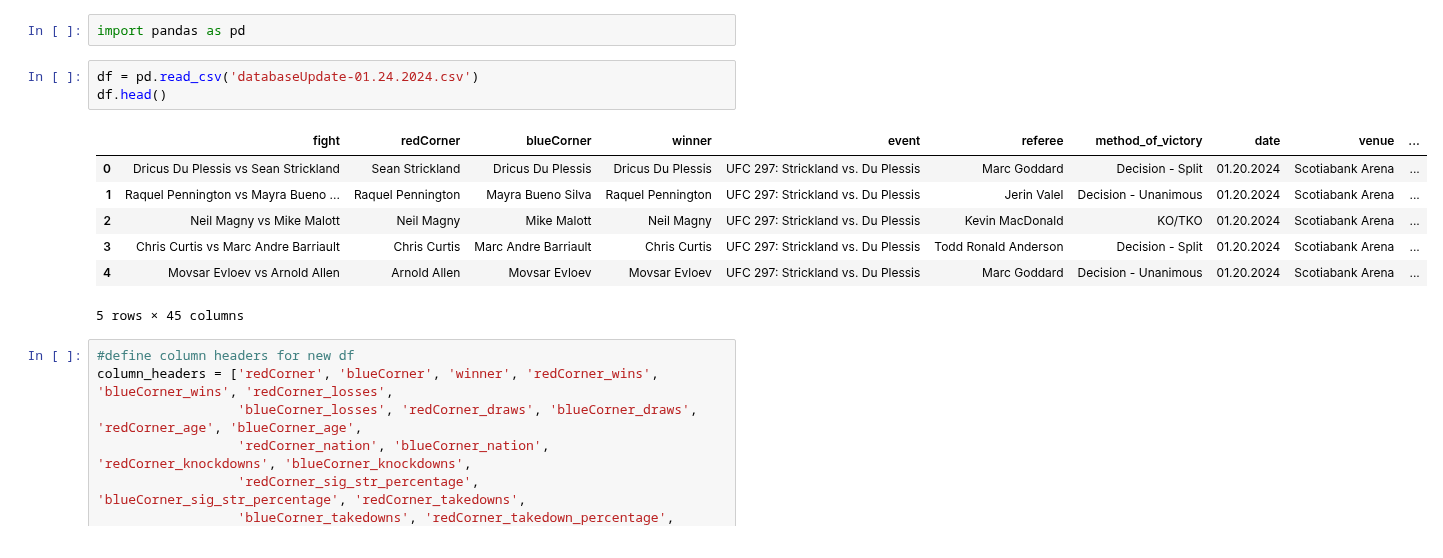
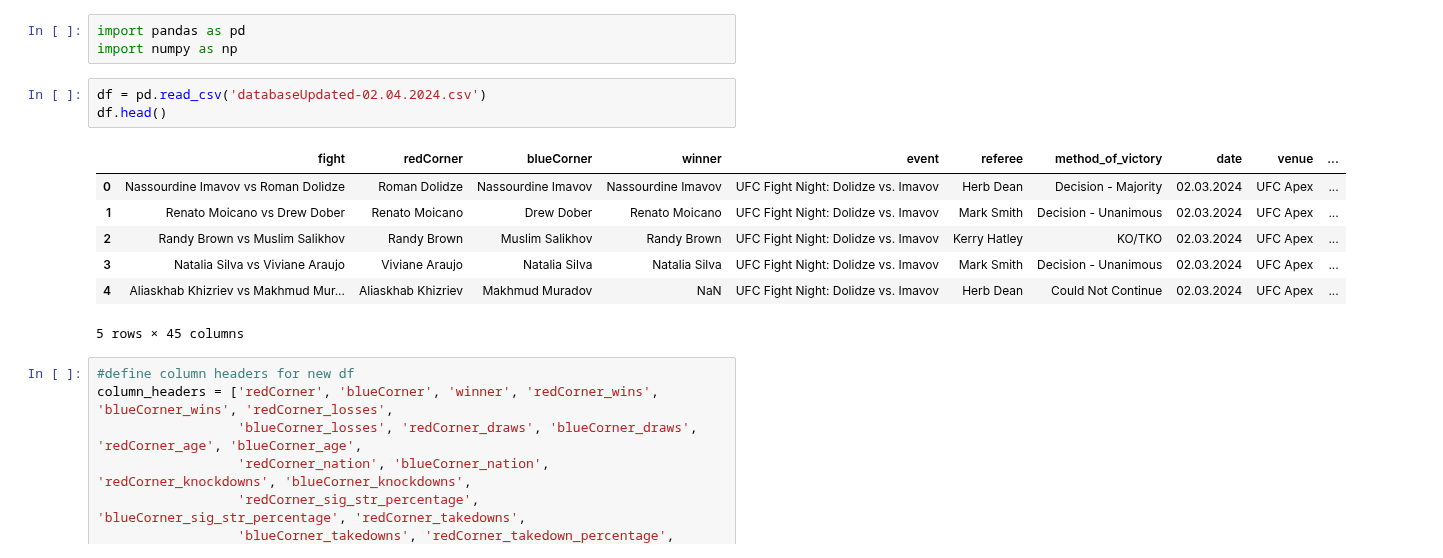
Before and after one commit to maxbraith/UFCModel, a Jupyter notebook: UFCModelGit/Model/mockTestData.ipynb, the cells around one changed output. Drawn from its saved outputs; the diff is of its cells as text.

```diff
--- a/UFCModelGit/Model/mockTestData.ipynb
+++ b/UFCModelGit/Model/mockTestData.ipynb
@@ -1,15 +1,16 @@
 # %%
 import pandas as pd
+import numpy as np
 # %%
-df = pd.read_csv('databaseUpdate-01.24.2024.csv')
+df = pd.read_csv('databaseUpdated-02.04.2024.csv')
 df.head()
 # %% [output]
 |  | fight | redCorner | blueCorner | winner | event | referee | method_of_victory | date | venue | ... |
-| 0 | Dricus Du Plessis vs Sean Strickland | Sean Strickland | Dricus Du Plessis | Dricus Du Plessis | UFC 297: Strickland vs. Du Plessis | Marc Goddard | Decision - Split | 01.20.2024 | Scotiabank Arena | ... |
-| 1 | Raquel Pennington vs Mayra Bueno ... | Raquel Pennington | Mayra Bueno Silva | Raquel Pennington | UFC 297: Strickland vs. Du Plessis | Jerin Valel | Decision - Unanimous | 01.20.2024 | Scotiabank Arena | ... |
-| 2 | Neil Magny vs Mike Malott | Neil Magny | Mike Malott | Neil Magny | UFC 297: Strickland vs. Du Plessis | Kevin MacDonald | KO/TKO | 01.20.2024 | Scotiabank Arena | ... |
-| 3 | Chris Curtis vs Marc Andre Barriault | Chris Curtis | Marc Andre Barriault | Chris Curtis | UFC 297: Strickland vs. Du Plessis | Todd Ronald Anderson | Decision - Split | 01.20.2024 | Scotiabank Arena | ... |
-| 4 | Movsar Evloev vs Arnold Allen | Arnold Allen | Movsar Evloev | Movsar Evloev | UFC 297: Strickland vs. Du Plessis | Marc Goddard | Decision - Unanimous | 01.20.2024 | Scotiabank Arena | ... |
+| 0 | Nassourdine Imavov vs Roman Dolidze | Roman Dolidze | Nassourdine Imavov | Nassourdine Imavov | UFC Fight Night: Dolidze vs. Imavov | Herb Dean | Decision - Majority | 02.03.2024 | UFC Apex | ... |
+| 1 | Renato Moicano vs Drew Dober | Renato Moicano | Drew Dober | Renato Moicano | UFC Fight Night: Dolidze vs. Imavov | Mark Smith | Decision - Unanimous | 02.03.2024 | UFC Apex | ... |
+| 2 | Randy Brown vs Muslim Salikhov | Randy Brown | Muslim Salikhov | Randy Brown | UFC Fight Night: Dolidze vs. Imavov | Kerry Hatley | KO/TKO | 02.03.2024 | UFC Apex | ... |
+| 3 | Natalia Silva vs Viviane Araujo | Viviane Araujo | Natalia Silva | Natalia Silva | UFC Fight Night: Dolidze vs. Imavov | Mark Smith | Decision - Unanimous | 02.03.2024 | UFC Apex | ... |
+| 4 | Aliaskhab Khizriev vs Makhmud Mur... | Aliaskhab Khizriev | Makhmud Muradov | NaN | UFC Fight Night: Dolidze vs. Imavov | Herb Dean | Could Not Continue | 02.03.2024 | UFC Apex | ... |
 5 rows × 45 columns
 # %%
 #define column headers for new df
```
Also changed, not shown: parts of 8 cells of this notebook, 14 other files.
